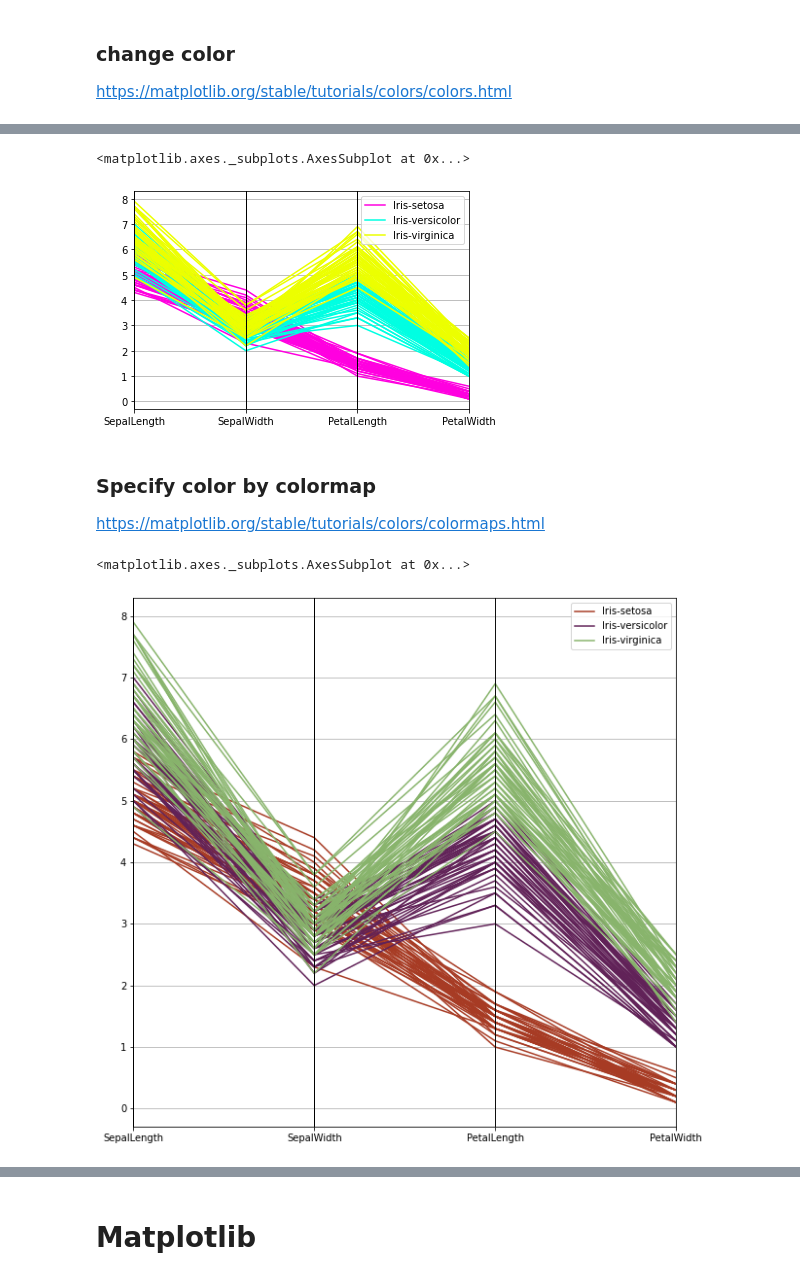
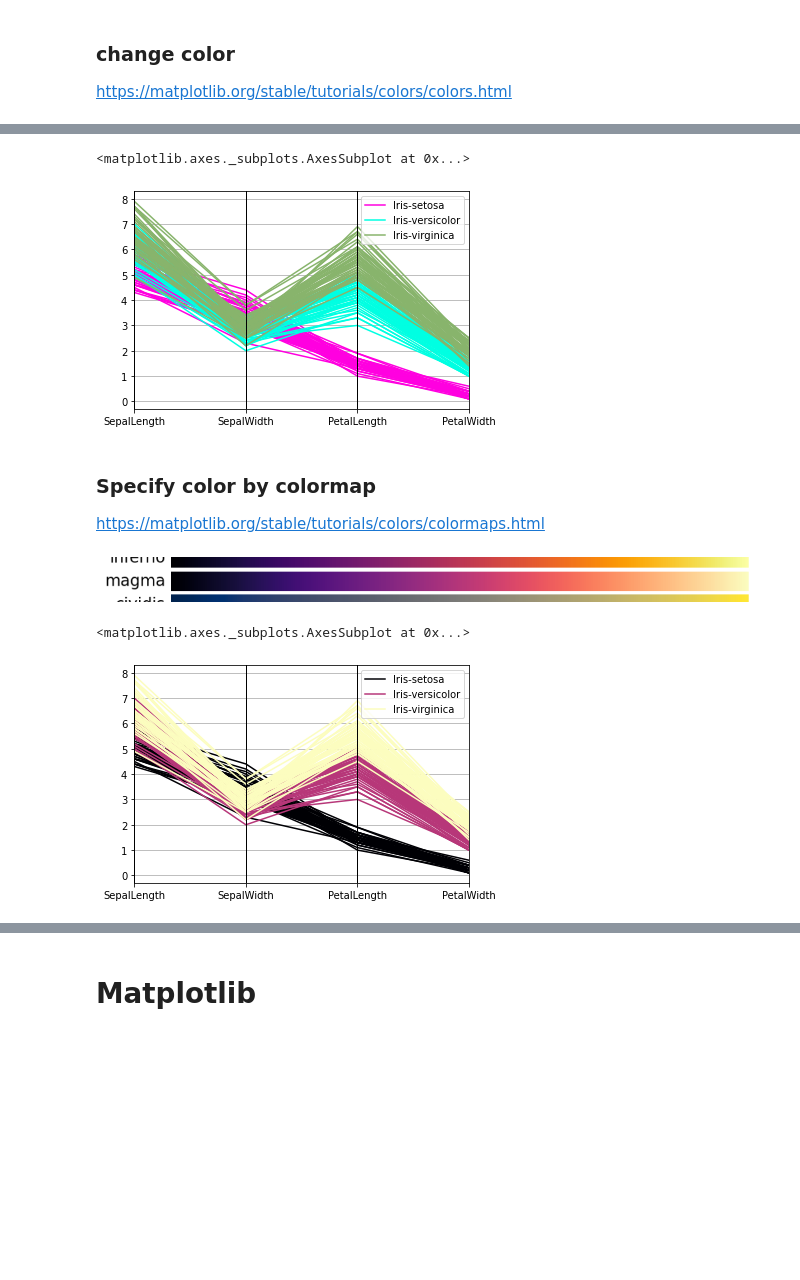
Before and after one commit to SasiwimonV/Basicprog_DataViz65, a Jupyter notebook: DataViz01_Table_Data.ipynb, the cells around one changed output, grey strips where cells are left out. Cells and saved outputs as stored; diff of their text form; code cells hidden in the pictures; blank space fills up the shorter version.

```diff
--- a/DataViz01_Table_Data.ipynb
+++ b/DataViz01_Table_Data.ipynb
@@ -62,13 +67,15 @@ pd.plotting.parallel_coordinates(df, 'Name', color=[[0.5,0.5,0.5],[0,0,0.8],[0.2
 # %%
-pd.plotting.parallel_coordinates(df, 'Name', color=['#FF00E0', '#00FFE2', '#ECFF00'])
+pd.plotting.parallel_coordinates(df, 'Name', color=['#FF00E0', '#00FFE2', '#88B46C'])
 # %% [output]
 <matplotlib.axes._subplots.AxesSubplot at 0x...>
-[figure, old version]
+[figure, new version]
 # %% [markdown]
 ### Specify color by colormap
 https://matplotlib.org/stable/tutorials/colors/colormaps.html
+# %% [markdown]
+![Capture.PNG](embedded-picture-1)
 # %%
-pd.plotting.parallel_coordinates(df, 'Name', color=['#A73B24', '#612258', '#88B46C'])
+pd.plotting.parallel_coordinates(df, 'Name', colormap='magma')
 # %% [output]
 <matplotlib.axes._subplots.AxesSubplot at 0x...>
-[figure, old version]
+[figure, new version]
```
Also changed, not shown: parts of 28 cells of this notebook.
